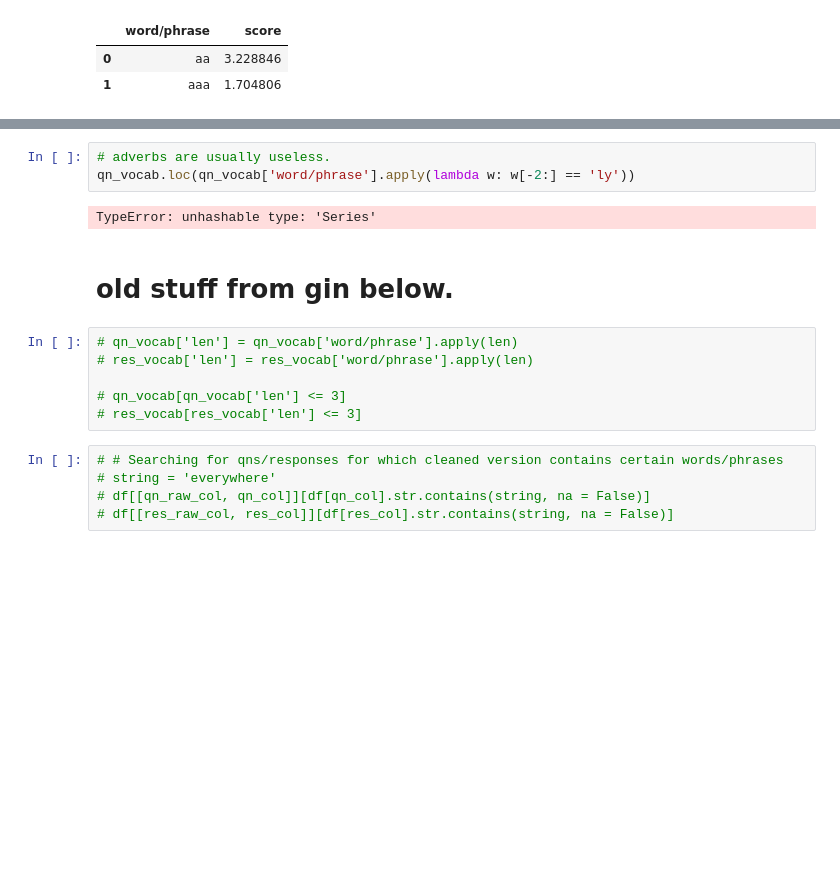
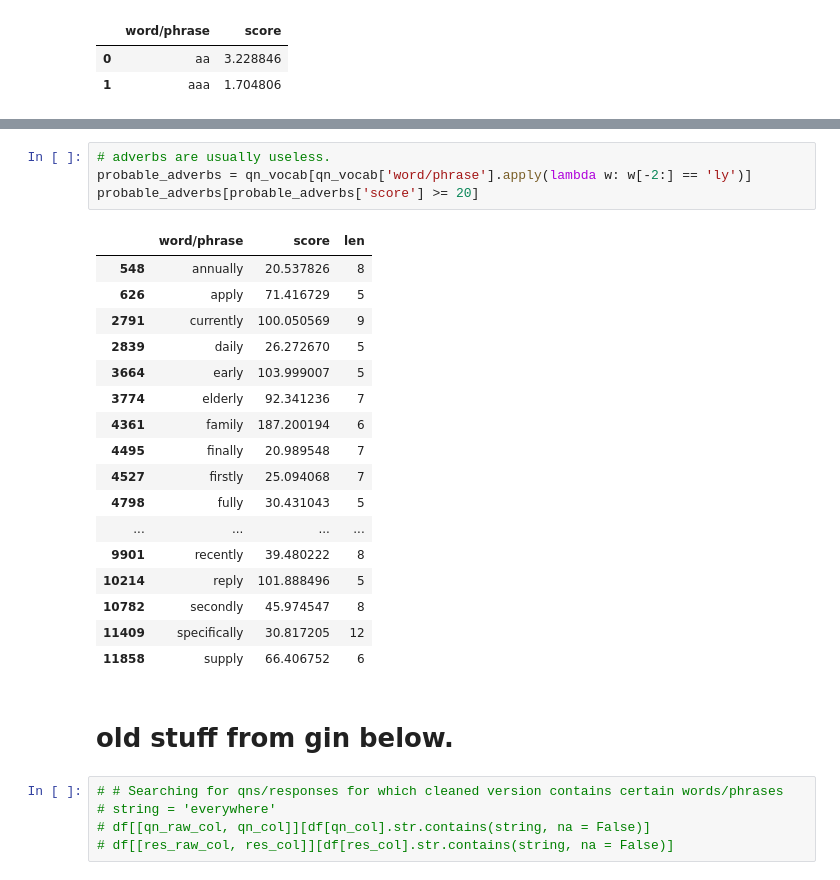
Before and after one commit to LeowWB/pq-analyzer, a Jupyter notebook: session-2-1-data-preprocessing.ipynb, the cells around one changed output, grey strips where cells are left out. Drawn from its saved outputs; the diff is of its cells as text; blank space fills up the shorter version.

```diff
--- a/session-2-1-data-preprocessing.ipynb
+++ b/session-2-1-data-preprocessing.ipynb
@@ -248,16 +294,27 @@ res_vocab.to_csv('res_vocab.csv', index = False)
 # %%
 # adverbs are usually useless.
-qn_vocab.loc(qn_vocab['word/phrase'].apply(lambda w: w[-2:] == 'ly'))
+probable_adverbs = qn_vocab[qn_vocab['word/phrase'].apply(lambda w: w[-2:] == 'ly')]
+probable_adverbs[probable_adverbs['score'] >= 20]
 # %% [output]
-TypeError: unhashable type: 'Series'
+|  | word/phrase | score | len |
+| 548 | annually | 20.537826 | 8 |
+| 626 | apply | 71.416729 | 5 |
+| 2791 | currently | 100.050569 | 9 |
+| 2839 | daily | 26.272670 | 5 |
+| 3664 | early | 103.999007 | 5 |
+| 3774 | elderly | 92.341236 | 7 |
+| 4361 | family | 187.200194 | 6 |
+| 4495 | finally | 20.989548 | 7 |
+| 4527 | firstly | 25.094068 | 7 |
+| 4798 | fully | 30.431043 | 5 |
+| ... | ... | ... | ... |
+| 9901 | recently | 39.480222 | 8 |
+| 10214 | reply | 101.888496 | 5 |
+| 10782 | secondly | 45.974547 | 8 |
+| 11409 | specifically | 30.817205 | 12 |
+| 11858 | supply | 66.406752 | 6 |
 # %% [markdown]
 # old stuff from gin below.
-# %%
-# qn_vocab['len'] = qn_vocab['word/phrase'].apply(len)
-# res_vocab['len'] = res_vocab['word/phrase'].apply(len)
-
-# qn_vocab[qn_vocab['len'] <= 3]
-# res_vocab[res_vocab['len'] <= 3]
 # %%
 # # Searching for qns/responses for which cleaned version contains certain words/phrases
 # string = 'everywhere'
```
Also changed, not shown: parts of 2 cells of this notebook.
